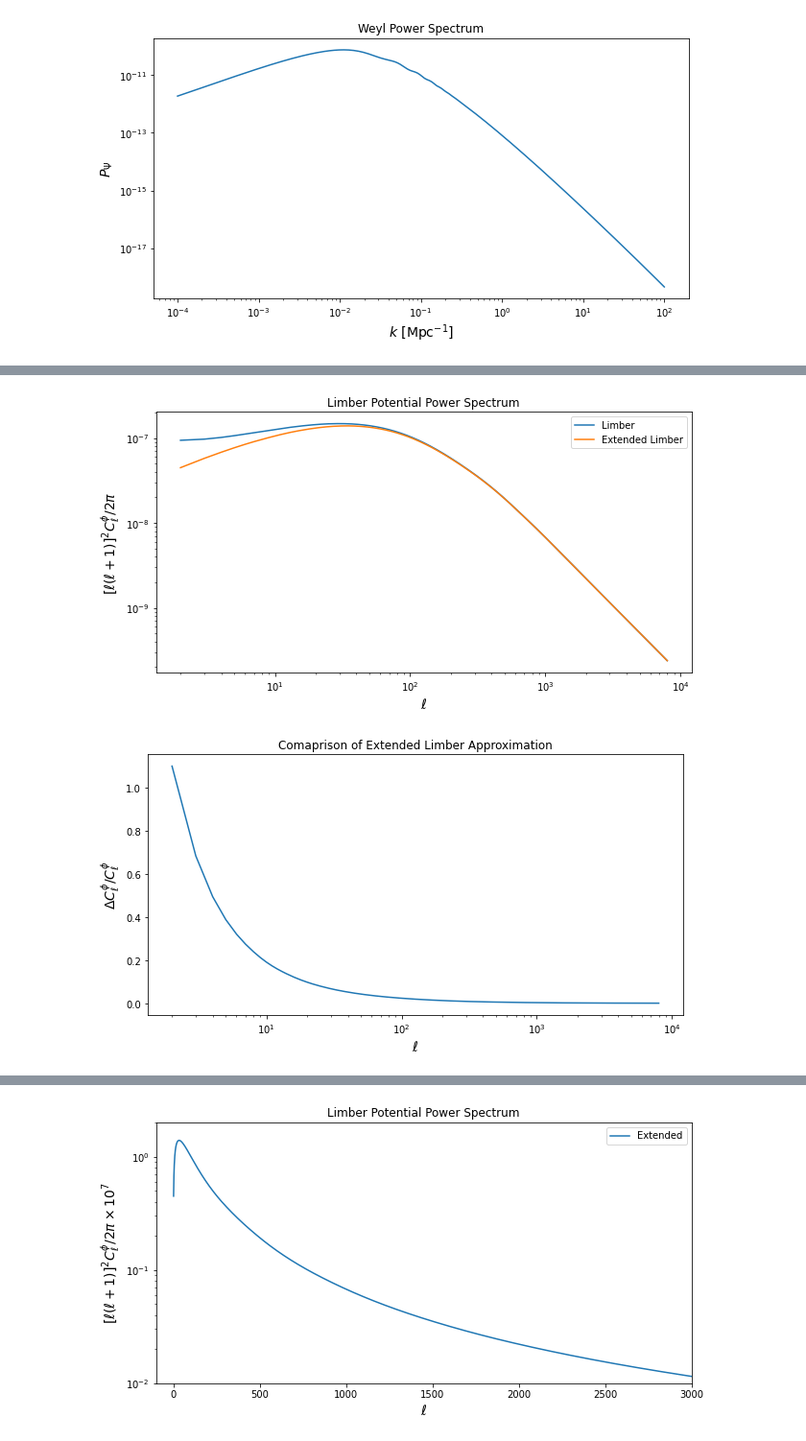
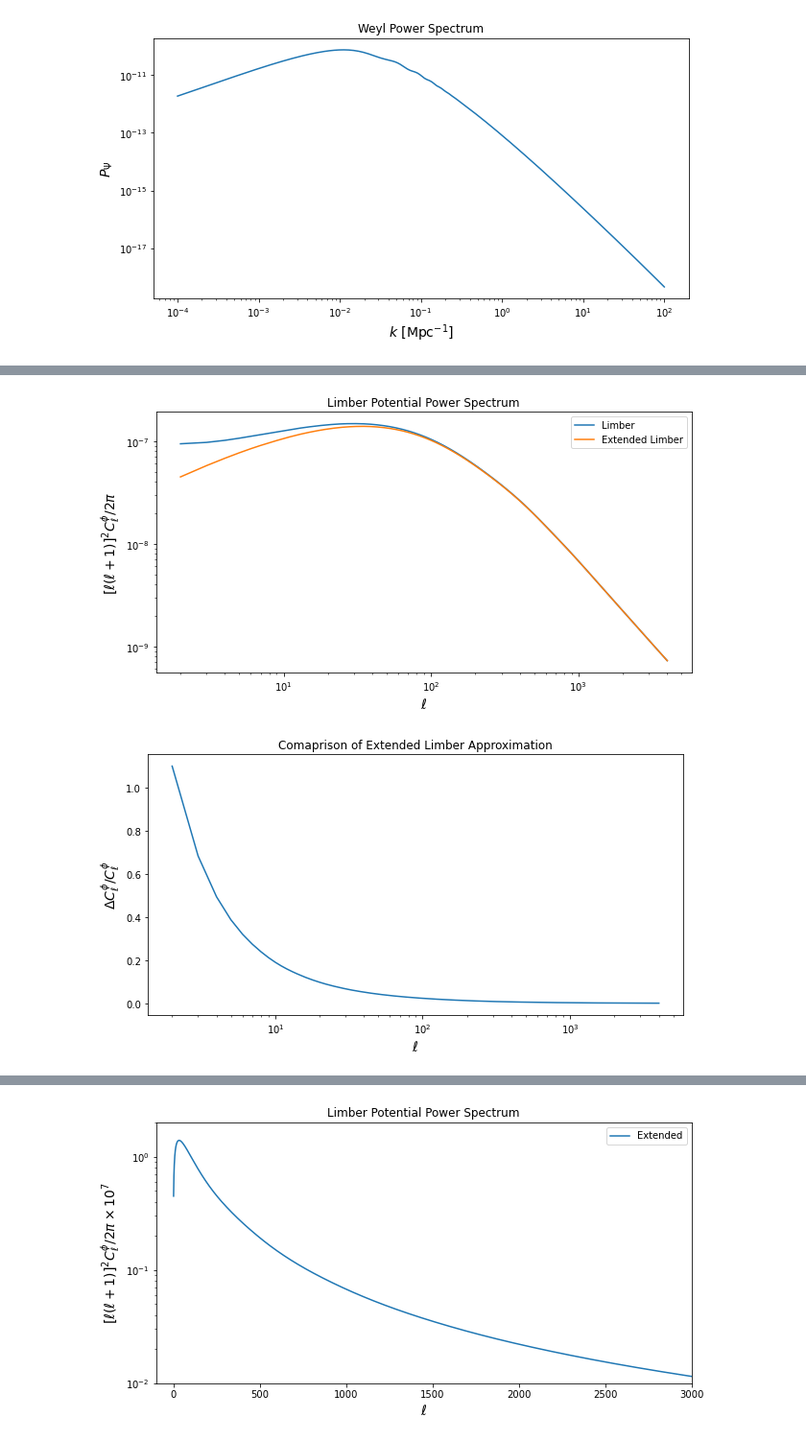
Before and after one commit to mfrobertson/omegaQE, a Jupyter notebook: kkomega/limber.ipynb, the cells around one changed output, grey strips where cells are left out. Shown at 96% size. Cells and saved outputs as stored; diff of their text form; code cells hidden in the pictures.

```diff
--- a/kkomega/limber.ipynb
+++ b/kkomega/limber.ipynb
@@ -33,4 +33,9 @@ plt.ylabel("$P_{\Psi}$", fontsize=14)
 plt.xlabel("$k$ [Mpc$^{-1}$]", fontsize=14)
 plt.title("Weyl Power Spectrum")
 plt.show()
+
+# Resetting
+ellmax = 4000
+Nchi = 1000
+power.recalculate_weyl(ellmax, Nchi)
 # %% [output]
@@ -38,37 +43,29 @@ plt.show()
 # %%
 # Limber approximated potentials
 ells = np.arange(2, ellmax + 1, 1)
 Cl_phi = power.get_phi_ps(ells, extended=False)
 plt.figure()
 plt.loglog(ells, Cl_phi*(ells*(ells + 1))**2/(2*np.pi), label="Limber")
 #plt.xlim(1e1, 1e4)
 
 ells_ext = ells
 Cl_phi_ext = power.get_phi_ps(ells, extended=True)
 plt.loglog(ells_ext, Cl_phi_ext*(ells_ext*(ells_ext + 1))**2/(2*np.pi), label="Extended Limber")
 plt.title("Limber Potential Power Spectrum")
 plt.ylabel("$[\ell(\ell+1)]^2C_{\ell}^{\phi}/2\pi$", fontsize=14)
 plt.xlabel("$\ell$", fontsize=14)
 plt.legend()
 
-ells_2s = ells
-Cl_phi_ext = power.get_phi_ps(ells, extended=True)
-plt.loglog(ells_ext, Cl_phi_ext*(ells_ext*(ells_ext + 1))**2/(2*np.pi), label="Extended Limber")
-plt.title("Limber Potential Power Spectrum")
-plt.ylabel("$[\ell(\ell+1)]^2C_{\ell}^{\phi}/2\pi$", fontsize=14)
-plt.xlabel("$\ell$", fontsize=14)
-plt.legend()
-
 Cl_diff = np.abs(Cl_phi_ext - Cl_phi)/Cl_phi_ext
 plt.figure()
 plt.semilogx(ells_ext, Cl_diff)
 plt.title("Comaprison of Extended Limber Approximation")
 plt.ylabel("$\Delta C_{\ell}^{\phi}/C_{\ell}^{\phi}$", fontsize=14)
 plt.xlabel("$\ell$", fontsize=14)
 plt.show()
 # %% [output]
-[figure, old version]
+[figure, new version]
-[figure, old version]
+[figure, new version]
 # %%
 #Compare with CAMB using Lensit initialisation:
 pars = camb.read_ini(r"data/Lensit_fiducial_flatsky_params.ini")
```
Also changed, not shown: parts of 4 cells of this notebook, 6 other files.
